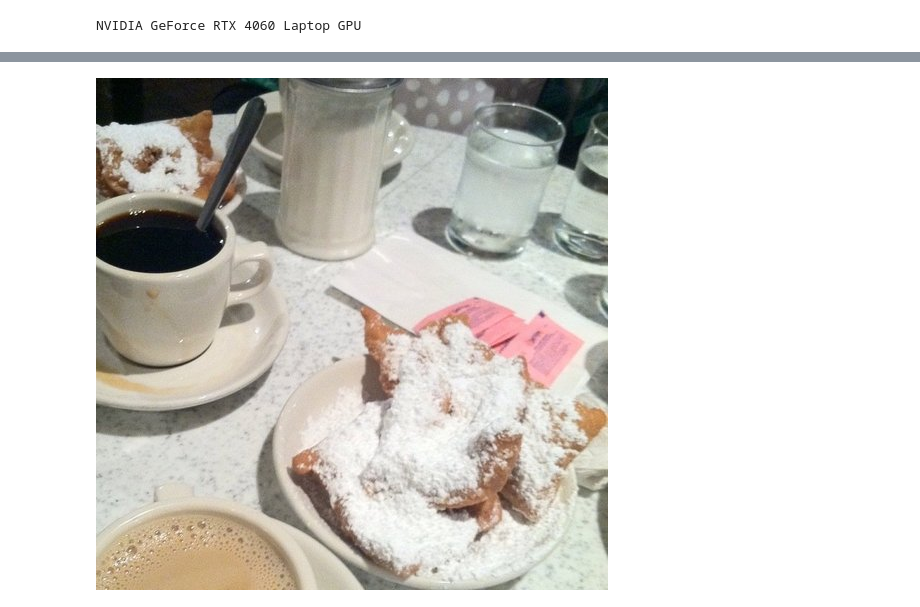
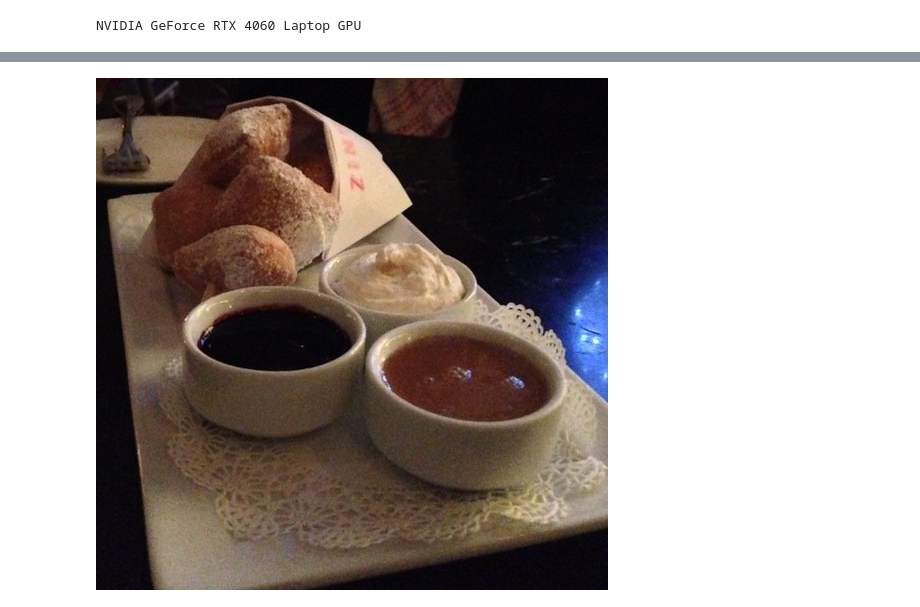
Before and after one commit to ethanc-ec/food-image-classification-model, a Jupyter notebook: src/model-dev.ipynb, the cells around one changed output, grey strips where cells are left out. Drawn from its saved outputs; the diff is of its cells as text; code cells hidden in the pictures.

```diff
--- a/src/model-dev.ipynb
+++ b/src/model-dev.ipynb
@@ -27,2 +38,3 @@ transforms = v2.Compose([
 # %%
 data = pl.scan_parquet(DATA_PATH / "food101-validation.parquet")
+test_data = data.head(10).collect()
@@ -36,5 +41,6 @@ shape: (1, 2)
 # %%
-image = Image.open(io.BytesIO(data.head(1).collect()[0]['image'][0]['bytes']))
+test = test_data[1]
+image = Image.open(io.BytesIO(test['image'][0]['bytes']))
 image
 # %% [output]
-[figure, old version]
+[figure, new version]
```
Also changed, not shown: parts of 11 cells of this notebook, 4 other files.
